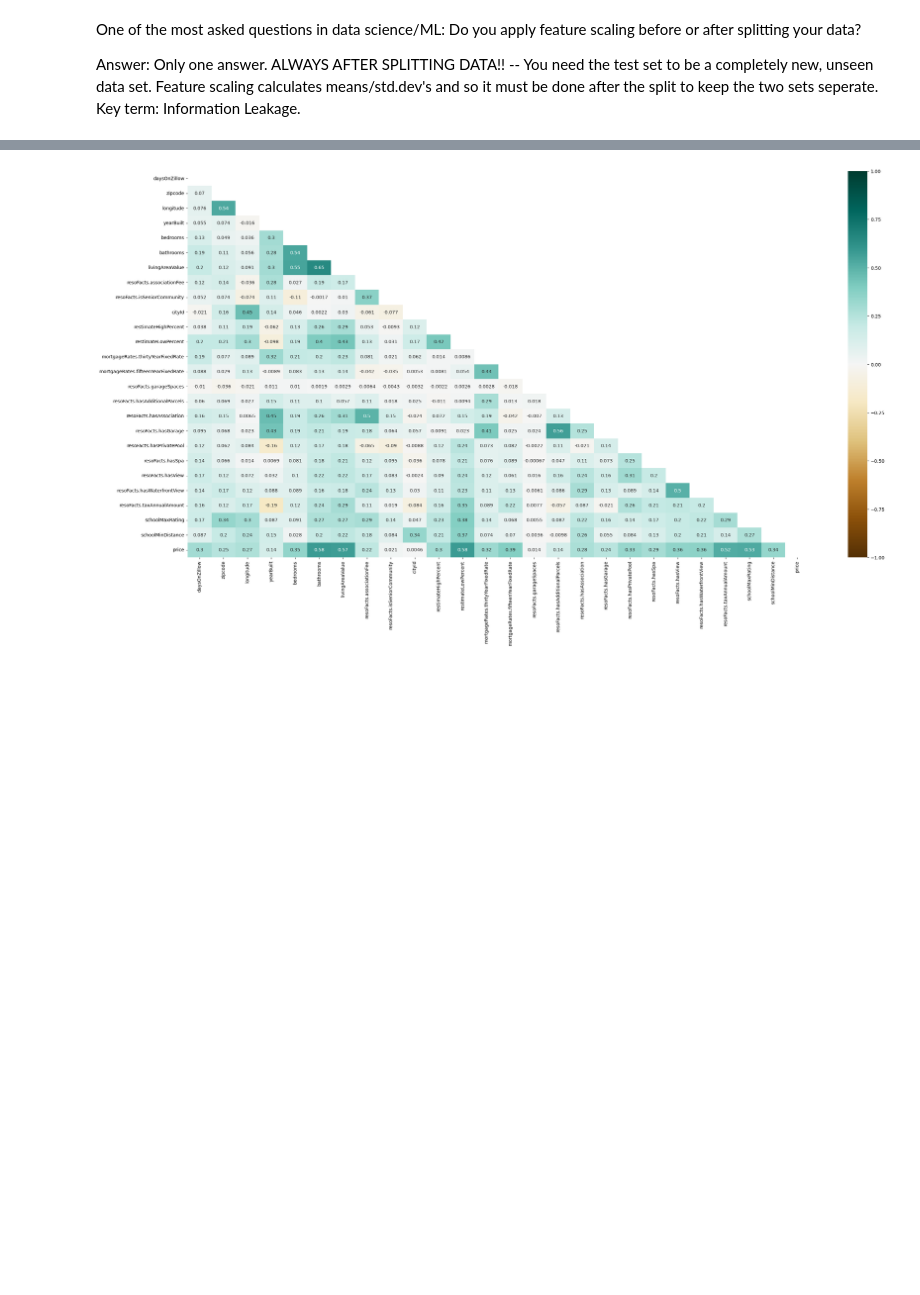
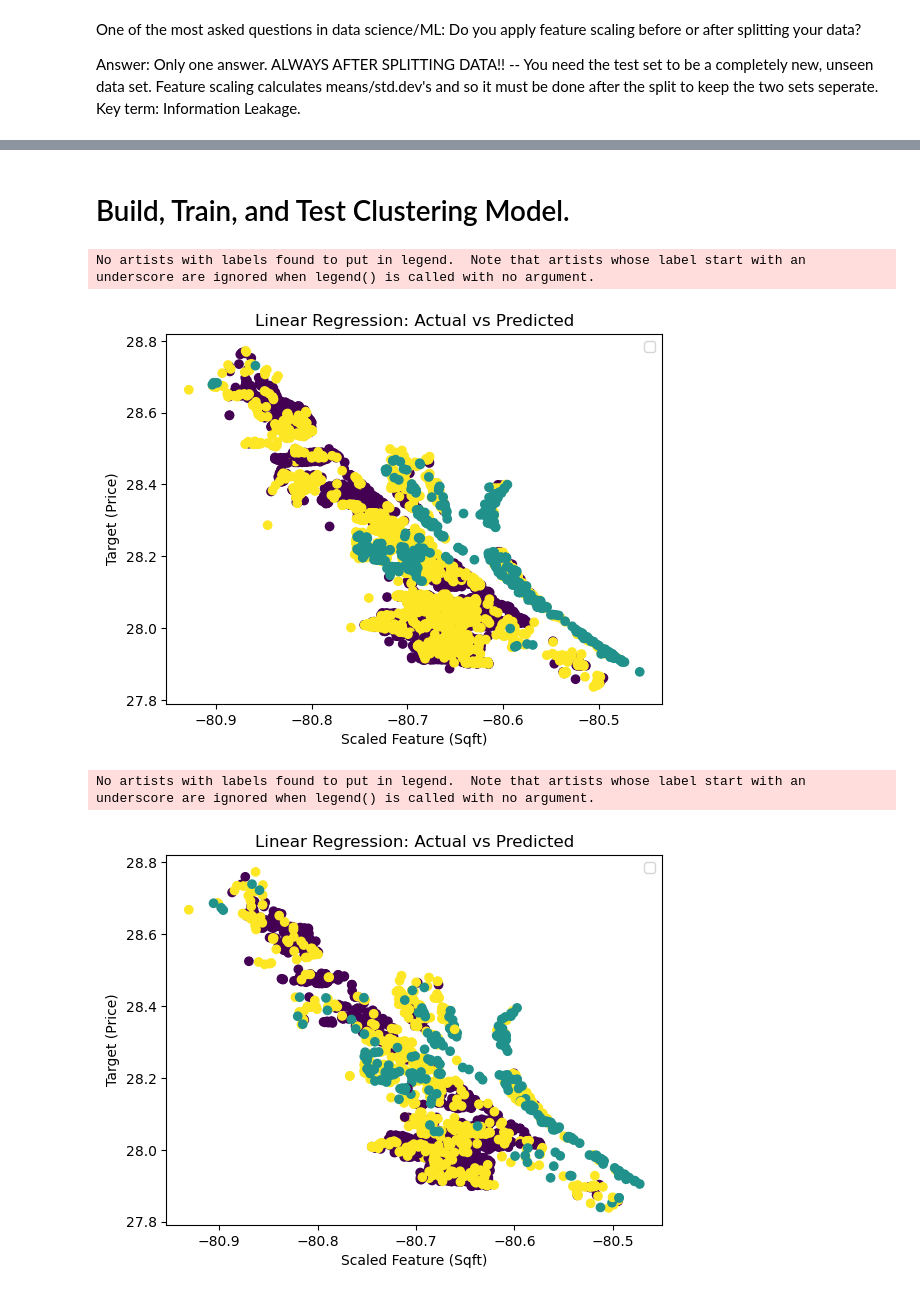
Before and after one commit to Jonathan-Tiede/RealEstate_Recommender, a Jupyter notebook: dataPrediction.ipynb, the cells around one changed output, grey strips where cells are left out. Saved outputs shown, nothing was run; the diff lists cells and outputs as text; code cells hidden in the pictures; blank space fills up the shorter version.

```diff
--- a/dataPrediction.ipynb
+++ b/dataPrediction.ipynb
@@ -85,10 +87,12 @@ df_recentlySold = pd.read_csv('cleaned_recentlySold_data.csv', index_col=0)
 df_recentlySold['dateSold'] = pd.to_datetime(df_recentlySold['dateSoldString'])
 df_recentlySold.drop('dateSoldString', axis=1, inplace=True)
 
-modelColumns_recentlySold = ['daysOnZillow','zipcode','longitude','yearBuilt','bedrooms','bathrooms','livingAreaValue',
+
+
+modelColumns_recentlySold = ['daysOnZillow','zipcode','latitude','longitude','yearBuilt','bedrooms','bathrooms','livingAreaValue',
                              'resoFacts.associationFee','priceOutlier']
 
-modelColumns_forSale = ['daysOnZillow','zipcode','longitude','yearBuilt','bedrooms','bathrooms','livingAreaValue',
+modelColumns_forSale = ['daysOnZillow','zipcode','latitude','longitude','yearBuilt','bedrooms','bathrooms','livingAreaValue',
                         'zestimate','resoFacts.associationFee','priceOutlier']
 
 addtl = ['resoFacts.isSeniorCommunity','cityId','restimateHighPercent','restimateLowPercent','mortgageRates.thirtyYearFixedRate','mortgageRates.fifteenYearFixedRate',
@@ -99,7 +103,8 @@ addtl = ['resoFacts.isSeniorCommunity','cityId','restimateHighPercent','restimat
 booleanFeatures = ['resoFacts.isSeniorCommunity','resoFacts.isSeniorCommunity','resoFacts.hasAdditionalParcels','resoFacts.hasAssociation',
                    'resoFacts.hasGarage','resoFacts.hasPrivatePool','resoFacts.hasSpa','resoFacts.hasView','resoFacts.hasWaterfrontView']
 
-# rejectedFeatures = ['resoFacts.hasWaterfrontYN','rentZestimate','mortgageRates.arm5Rate','resoFacts.garageSpaces','listingSubType.isForeclosure','favoriteCount'resoFacts.hasAttachedProperty','lotAreaValue','taxAssessedValue','resoFacts.hasAttachedGarage']
+# List to keep track of rejected features... incase I want to add them back in.
+rejectedFeatures = ['resoFacts.hasWaterfrontYN','rentZestimate','mortgageRates.arm5Rate','resoFacts.garageSpaces','listingSubType.isForeclosure','favoriteCount','resoFacts.hasAttachedProperty','lotAreaValue','taxAssessedValue','resoFacts.hasAttachedGarage']
 
 modelColumns_recentlySold = modelColumns_recentlySold + addtl + ['price']
 modelColumns_forSale = modelColumns_forSale + addtl
@@ -203,11 +172,36 @@ df_check.head(25)
-# %%
-'''
-Look at correlation heatmap
-'''
-plt.figure(figsize=(30, 15))
-mask = np.triu(np.ones_like(modelData_recentlySold.corr(), dtype=np.bool_))
-sns.heatmap(modelData_recentlySold.corr(), mask=mask, vmin=-1, vmax=1, annot=True, cmap='BrBG')
-plt.show()
-# %% [output]
-[figure, removed]
+# %% [markdown]
+# Build, Train, and Test Clustering Model.
+# %%
+'''
+KMeans to find best groups
+'''
+n_clusters = 3
+km = KMeans(n_clusters=n_clusters, random_state=42, n_init='auto')
+y_km_recentlySold = y_km_recentlySold.reshape((y_km_recentlySold.shape[0],1))
+km.fit(np.concatenate((X_km_recentlySold, y_km_recentlySold), axis=1))
+recentlySoldLabels = km.labels_
+
+y_km_forSale = y_km_forSale.reshape((y_km_forSale.shape[0],1))
+forSaleLabels = km.predict(np.concatenate((X_km_forSale, y_km_forSale), axis=1))
+
+# Plot recentlySold Clusters
+plt.scatter(X_km_recentlySold[:,3], X_km_recentlySold[:,2], c=recentlySoldLabels)
+plt.xlabel('Scaled Feature (Sqft)')
+plt.ylabel('Target (Price)')
+plt.title('Linear Regression: Actual vs Predicted')
+plt.legend()
+plt.show()
+
+# Plot forSale Clusters
+plt.scatter(X_km_forSale[:,3], X_km_forSale[:,2], c=forSaleLabels)
+plt.xlabel('Scaled Feature (Sqft)')
+plt.ylabel('Target (Price)')
+plt.title('Linear Regression: Actual vs Predicted')
+plt.legend()
+plt.show()
+# %% [output]
+No artists with labels found to put in legend.  Note that artists whose label start with an underscore are ignored when legend() is called with no argument.
+[figure, added]
+No artists with labels found to put in legend.  Note that artists whose label start with an underscore are ignored when legend() is called with no argument.
+[figure, added]
 # %% [markdown]
```
Also changed, not shown: parts of 15 cells of this notebook.
